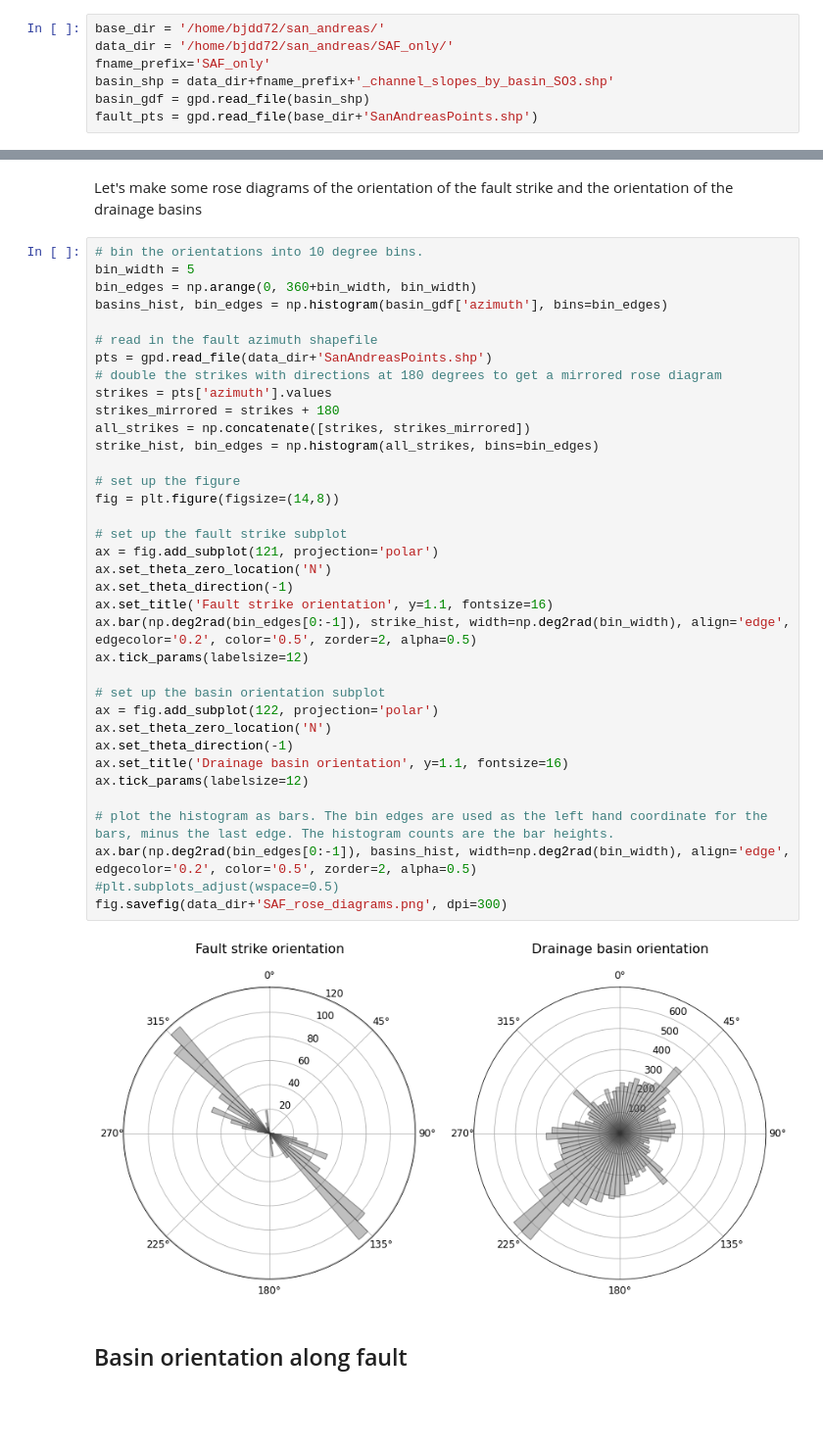
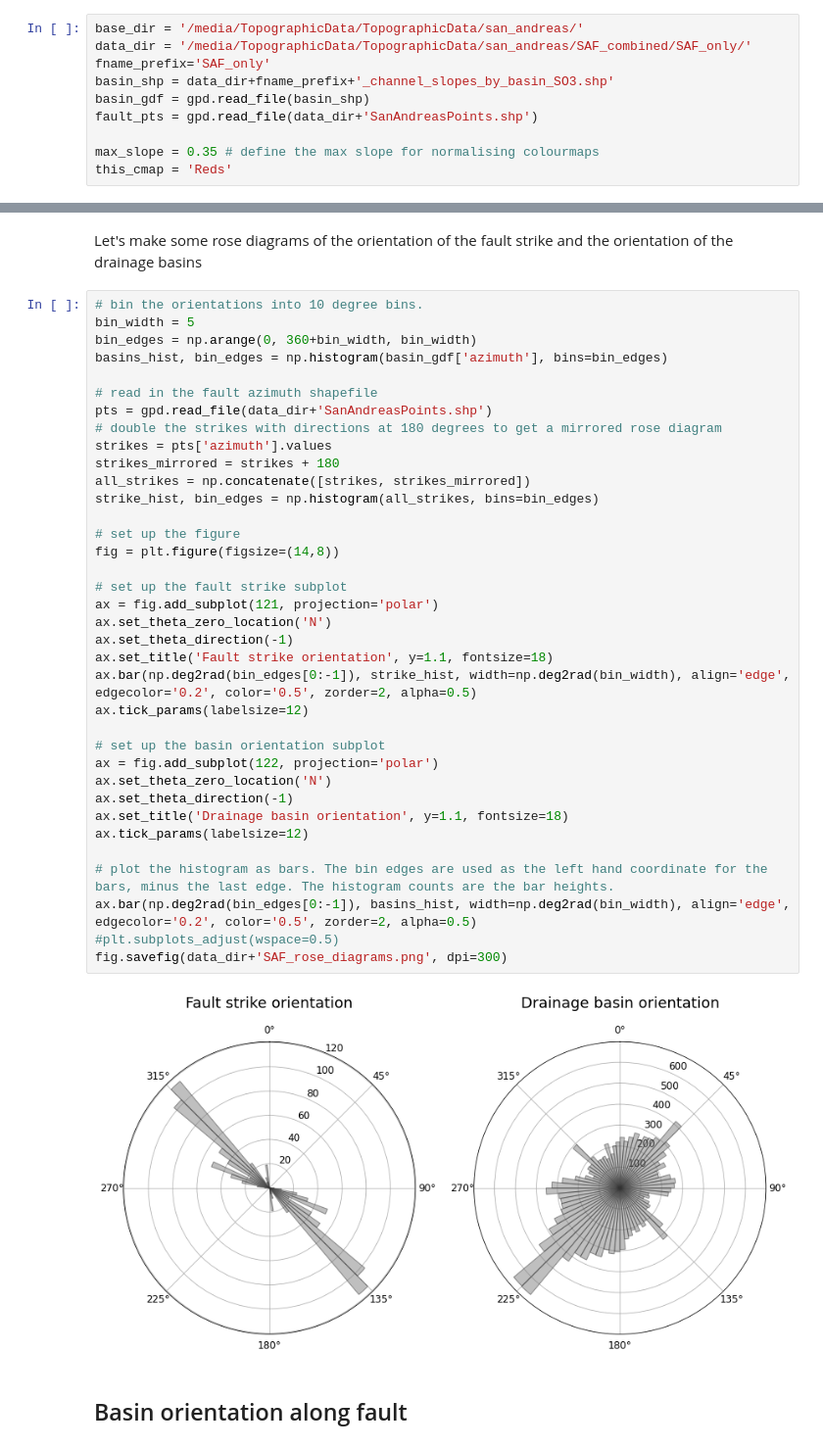
Before and after one commit to fclubb/fault-swath, a Jupyter notebook: notebooks/Fig4_basin_orientation.ipynb, the cells around one changed output, grey strips where cells are left out. Shown at 98% size. Cells and saved outputs as stored; diff of their text form; blank space fills up the shorter version.

```diff
--- a/notebooks/Fig4_basin_orientation.ipynb
+++ b/notebooks/Fig4_basin_orientation.ipynb
@@ -16,12 +18,15 @@ import swath_profile as swath
 # %% [markdown]
 Define the base directory and some filenames. Read in the shapefile of points along the SAF
 # %%
-base_dir = '/home/bjdd72/san_andreas/'
-data_dir = '/home/bjdd72/san_andreas/SAF_only/'
+base_dir = '/media/TopographicData/TopographicData/san_andreas/'
+data_dir = '/media/TopographicData/TopographicData/san_andreas/SAF_combined/SAF_only/'
 fname_prefix='SAF_only'
 basin_shp = data_dir+fname_prefix+'_channel_slopes_by_basin_SO3.shp'
 basin_gdf = gpd.read_file(basin_shp)
-fault_pts = gpd.read_file(base_dir+'SanAndreasPoints.shp')
+fault_pts = gpd.read_file(data_dir+'SanAndreasPoints.shp')
+
+max_slope = 0.35 # define the max slope for normalising colourmaps
+this_cmap = 'Reds'
 # %% [markdown]
 ## Rose diagrams
 # %% [markdown]
@@ -34,36 +39,36 @@ basins_hist, bin_edges = np.histogram(basin_gdf['azimuth'], bins=bin_edges)
 
 # read in the fault azimuth shapefile
 pts = gpd.read_file(data_dir+'SanAndreasPoints.shp')
 # double the strikes with directions at 180 degrees to get a mirrored rose diagram
 strikes = pts['azimuth'].values
 strikes_mirrored = strikes + 180
 all_strikes = np.concatenate([strikes, strikes_mirrored])
 strike_hist, bin_edges = np.histogram(all_strikes, bins=bin_edges)
 
 # set up the figure
 fig = plt.figure(figsize=(14,8))
 
 # set up the fault strike subplot
 ax = fig.add_subplot(121, projection='polar')
 ax.set_theta_zero_location('N')
 ax.set_theta_direction(-1)
-ax.set_title('Fault strike orientation', y=1.1, fontsize=16)
+ax.set_title('Fault strike orientation', y=1.1, fontsize=18)
 ax.bar(np.deg2rad(bin_edges[0:-1]), strike_hist, width=np.deg2rad(bin_width), align='edge', edgecolor='0.2', color='0.5', zorder=2, alpha=0.5)
 ax.tick_params(labelsize=12)
 
 # set up the basin orientation subplot
 ax = fig.add_subplot(122, projection='polar')
 ax.set_theta_zero_location('N')
 ax.set_theta_direction(-1)
-ax.set_title('Drainage basin orientation', y=1.1, fontsize=16)
+ax.set_title('Drainage basin orientation', y=1.1, fontsize=18)
 ax.tick_params(labelsize=12)
 
 # plot the histogram as bars. The bin edges are used as the left hand coordinate for the bars, minus the last edge. The histogram counts are the bar heights.
 ax.bar(np.deg2rad(bin_edges[0:-1]), basins_hist, width=np.deg2rad(bin_width), align='edge', edgecolor='0.2', color='0.5', zorder=2, alpha=0.5)
 #plt.subplots_adjust(wspace=0.5)
 fig.savefig(data_dir+'SAF_rose_diagrams.png', dpi=300)
 # %% [output]
-[figure, old version]
+[figure, new version]
 # %% [markdown]
 ## Basin orientation along fault
 # %% [markdown]
```
Also changed, not shown: parts of 5 cells of this notebook, 1 other file.
